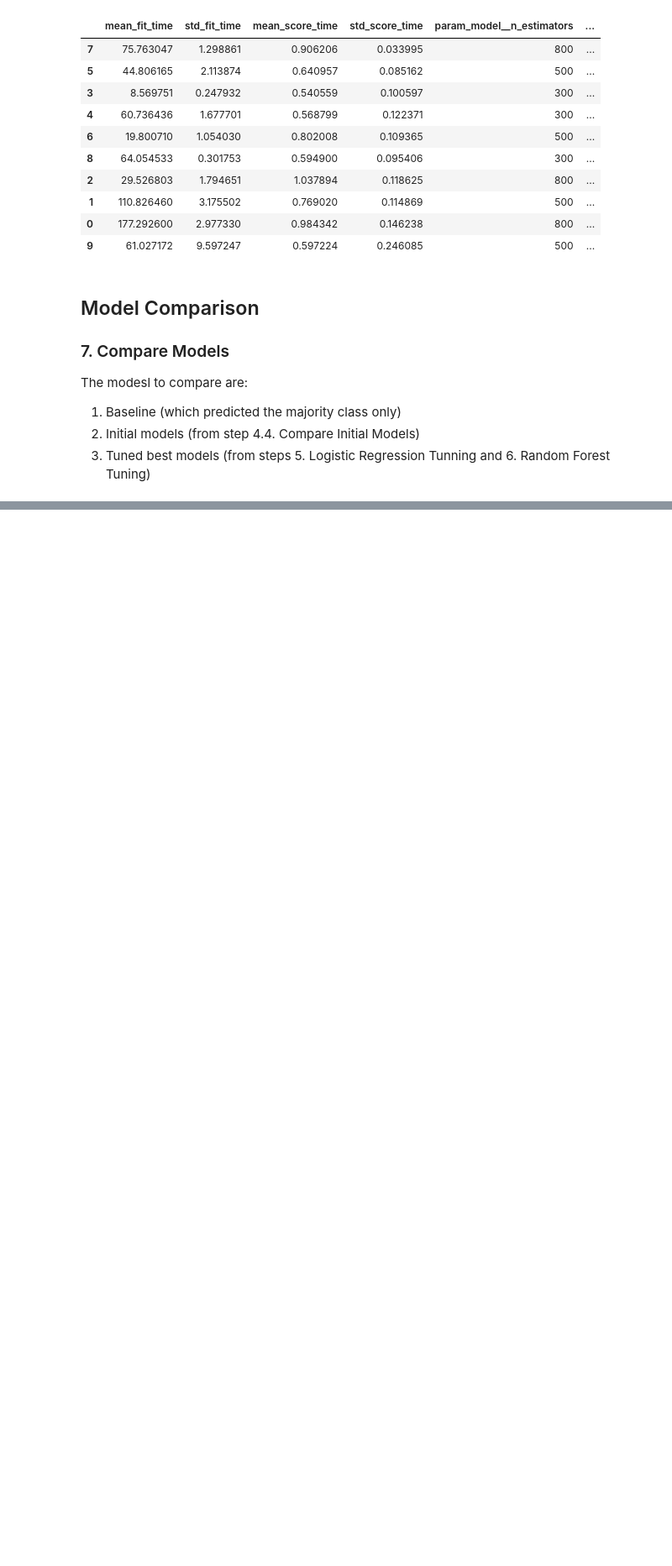
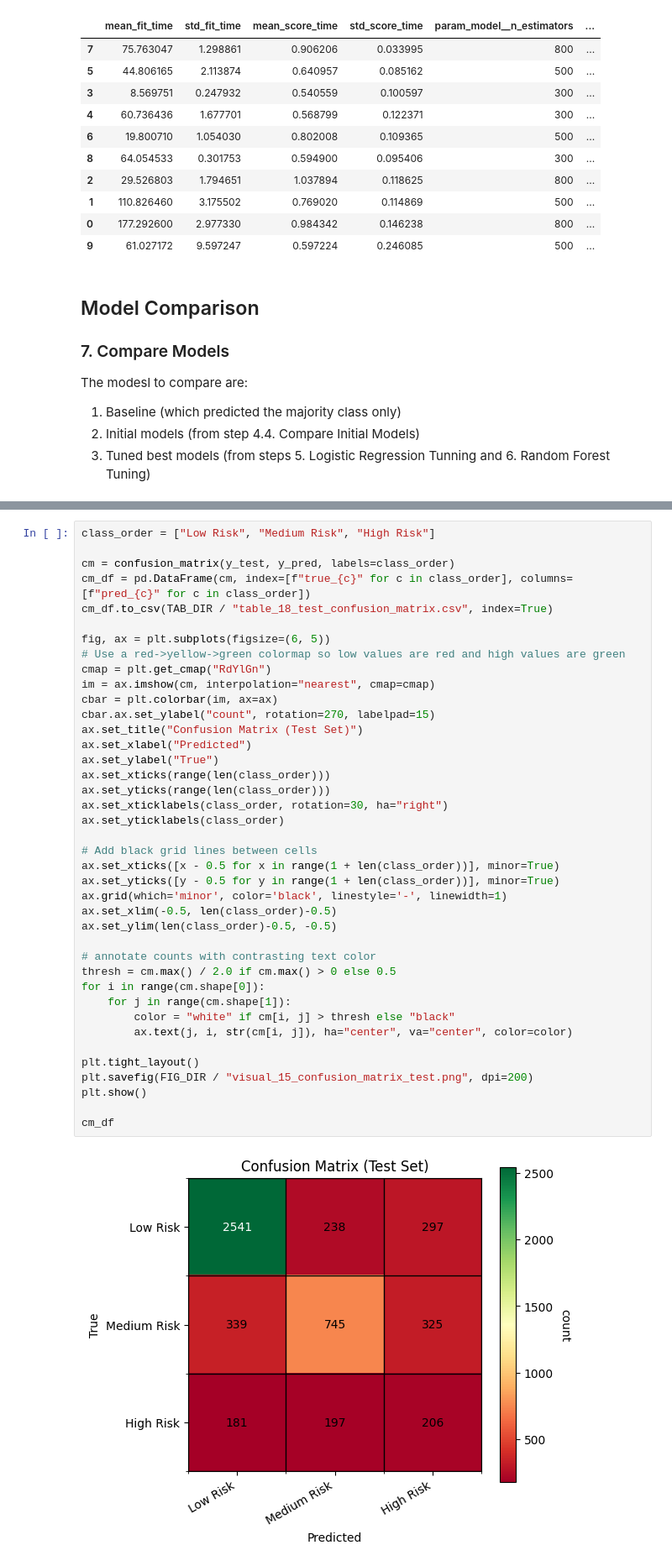
Before and after one commit to dataweby/ToU-Classification, a Jupyter notebook: notebooks/02_models.ipynb, the cells around one changed output, grey strips where cells are left out. Shown: that part at 84% size. Saved outputs shown, nothing was run; the diff lists cells and outputs as text; blank space fills up the shorter version.

```diff
--- a/notebooks/02_models.ipynb
+++ b/notebooks/02_models.ipynb
@@ -461,0 +534,42 @@ tuned_summary
+# %%
+class_order = ["Low Risk", "Medium Risk", "High Risk"]
+
+cm = confusion_matrix(y_test, y_pred, labels=class_order)
+cm_df = pd.DataFrame(cm, index=[f"true_{c}" for c in class_order], columns=[f"pred_{c}" for c in class_order])
+cm_df.to_csv(TAB_DIR / "table_18_test_confusion_matrix.csv", index=True)
+
+fig, ax = plt.subplots(figsize=(6, 5))
+# Use a red->yellow->green colormap so low values are red and high values are green
+cmap = plt.get_cmap("RdYlGn")
+im = ax.imshow(cm, interpolation="nearest", cmap=cmap)
+cbar = plt.colorbar(im, ax=ax)
+cbar.ax.set_ylabel("count", rotation=270, labelpad=15)
+ax.set_title("Confusion Matrix (Test Set)")
+ax.set_xlabel("Predicted")
+ax.set_ylabel("True")
+ax.set_xticks(range(len(class_order)))
+ax.set_yticks(range(len(class_order)))
+ax.set_xticklabels(class_order, rotation=30, ha="right")
+ax.set_yticklabels(class_order)
+
+# Add black grid lines between cells
+ax.set_xticks([x - 0.5 for x in range(1 + len(class_order))], minor=True)
+ax.set_yticks([y - 0.5 for y in range(1 + len(class_order))], minor=True)
+ax.grid(which='minor', color='black', linestyle='-', linewidth=1)
+ax.set_xlim(-0.5, len(class_order)-0.5)
+ax.set_ylim(len(class_order)-0.5, -0.5)
+
+# annotate counts with contrasting text color
+thresh = cm.max() / 2.0 if cm.max() > 0 else 0.5
+for i in range(cm.shape[0]):
+    for j in range(cm.shape[1]):
+        color = "white" if cm[i, j] > thresh else "black"
+        ax.text(j, i, str(cm[i, j]), ha="center", va="center", color=color)
+
+plt.tight_layout()
+plt.savefig(FIG_DIR / "visual_15_confusion_matrix_test.png", dpi=200)
+plt.show()
+
+cm_df
+# %% [output]
+[figure, added]
```
Also changed, not shown: parts of 20 cells of this notebook, 21 other files.
